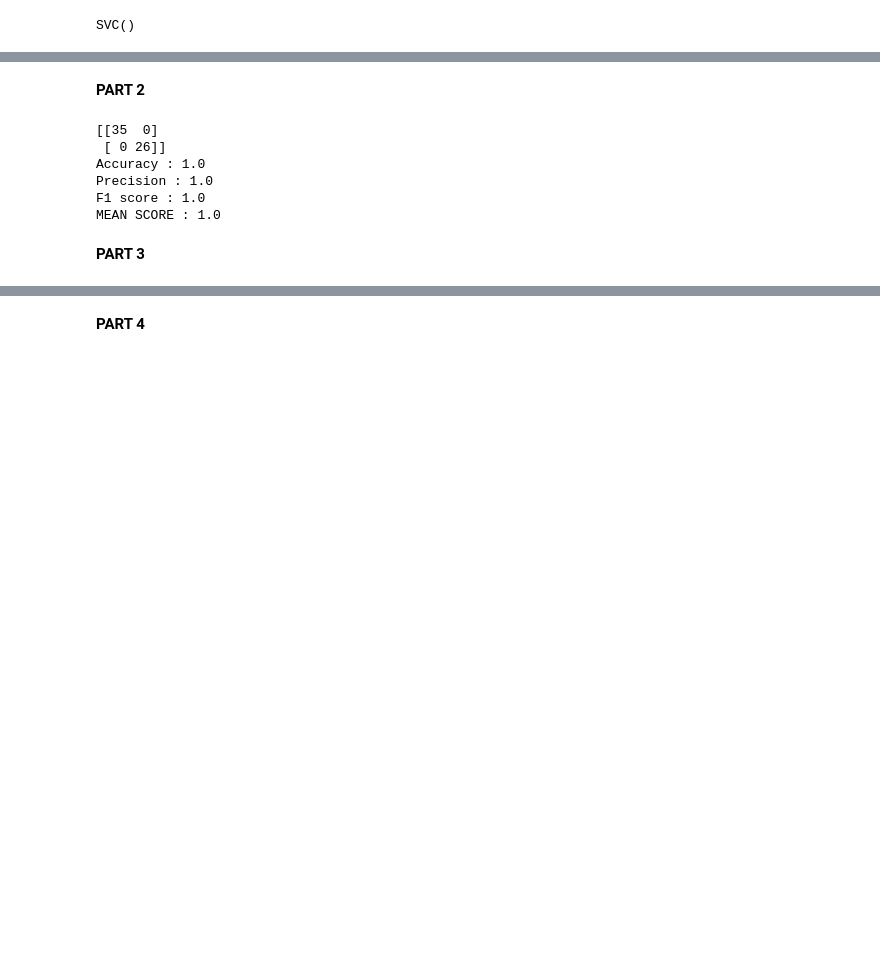
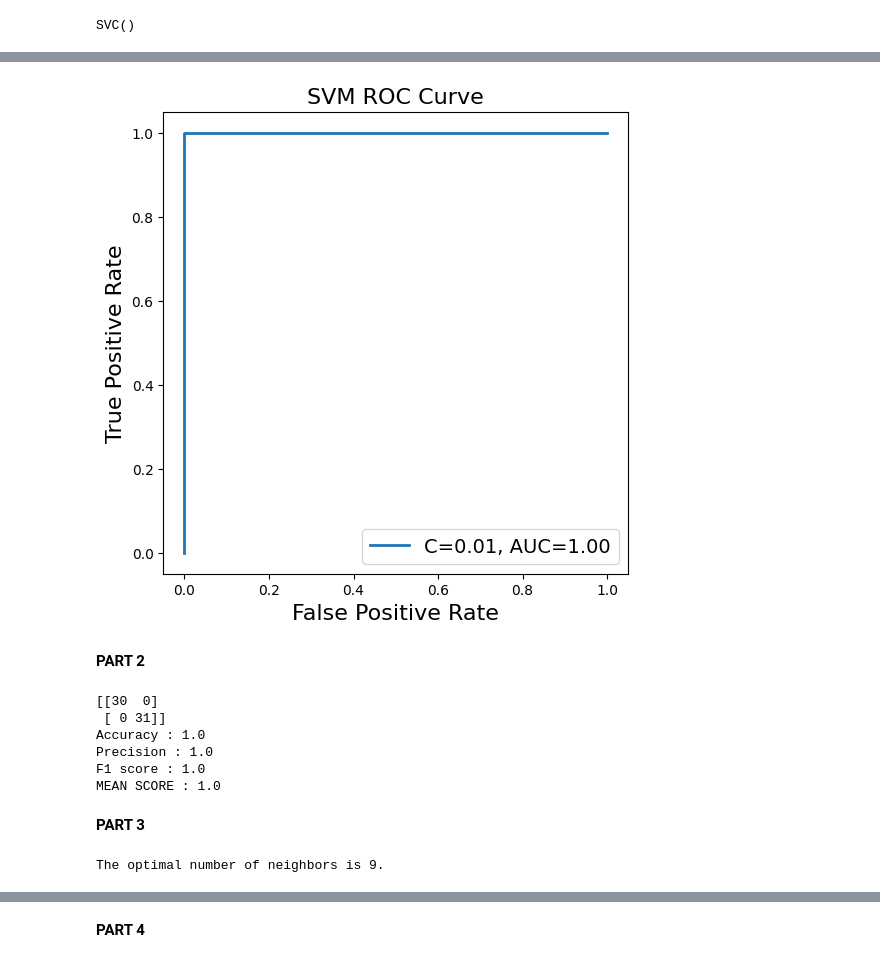
Before and after one commit to ArthurSureauSamit/TP2_ML, a Jupyter notebook: TP2_notebook.ipynb, the cells around one changed output, grey strips where cells are left out. Saved outputs shown, nothing was run; the diff lists cells and outputs as text; code cells hidden in the pictures; blank space fills up the shorter version.

```diff
--- a/TP2_notebook.ipynb
+++ b/TP2_notebook.ipynb
@@ -140,3 +149,26 @@ MEAN SCORE : 1.0
+# %%
+#build the ROC curve
+fpr, tpr, thr = metrics.roc_curve(y_test, y_pred)
+
+#area under the curve
+auc = metrics.auc(fpr, tpr)
+
+# figure
+fig = plt.figure(figsize=(6, 6))
+
+# curve ROC
+plt.plot(fpr, tpr, '-', lw=2, label='C=0.01, AUC=%.2f' % auc)
+
+# title & axes
+plt.xlabel('False Positive Rate', fontsize=16)
+plt.ylabel('True Positive Rate', fontsize=16)
+plt.title('SVM ROC Curve', fontsize=16)
+
+plt.legend(loc="lower right", fontsize=14)
+
+plt.show()
+# %% [output]
+[figure, added]
 # %% [markdown]
 **PART 2**
 # %%
@@ -152,18 +184,34 @@ conf_matrix = confusion_matrix(y_test, y_pred)
 print(conf_matrix)
 
 accuracy = round(accuracy_score(y_test, y_pred), 5)
-precision = round(precision_score(y_test, y_pred), 5)
-f1 = round(f1_score(y_test, y_pred), 5)
+precision = round(precision_score(y_test, y_pred, average = 'micro'), 5)
+f1 = round(f1_score(y_test, y_pred, average = 'micro'), 5)
 
 mean_score = round(np.mean([accuracy, precision, f1]), 5)
 
 print(f"Accuracy : {accuracy}\nPrecision : {precision}\nF1 score : {f1}\nMEAN SCORE : {mean_score}")
 # %% [output]
-[[35  0]
- [ 0 26]]
+[[30  0]
+ [ 0 31]]
 Accuracy : 1.0
 Precision : 1.0
 F1 score : 1.0
 MEAN SCORE : 1.0
 # %% [markdown]
 **PART 3**
+# %%
+#Creating KNN model with most appropriate number of neighbors using GridSearchCV method
+knn_model = KNeighborsClassifier()
+
+#Creating a dictionnary with evenly spaced values of neighbors
+n_grid = {'n_neighbors' : np.arange(1, 10)}
+
+#Creates a knn model with the optimal nb of neighbors given
+knn = GridSearchCV(knn_model, n_grid, cv = 5)
+
+#Training the model
+knn.fit(X_train, y_train)
+
+print(f"The optimal number of neighbors is {knn.best_params_['n_neighbors']}.")
+# %% [output]
+The optimal number of neighbors is 9.
```
Also changed, not shown: parts of 14 cells of this notebook.
